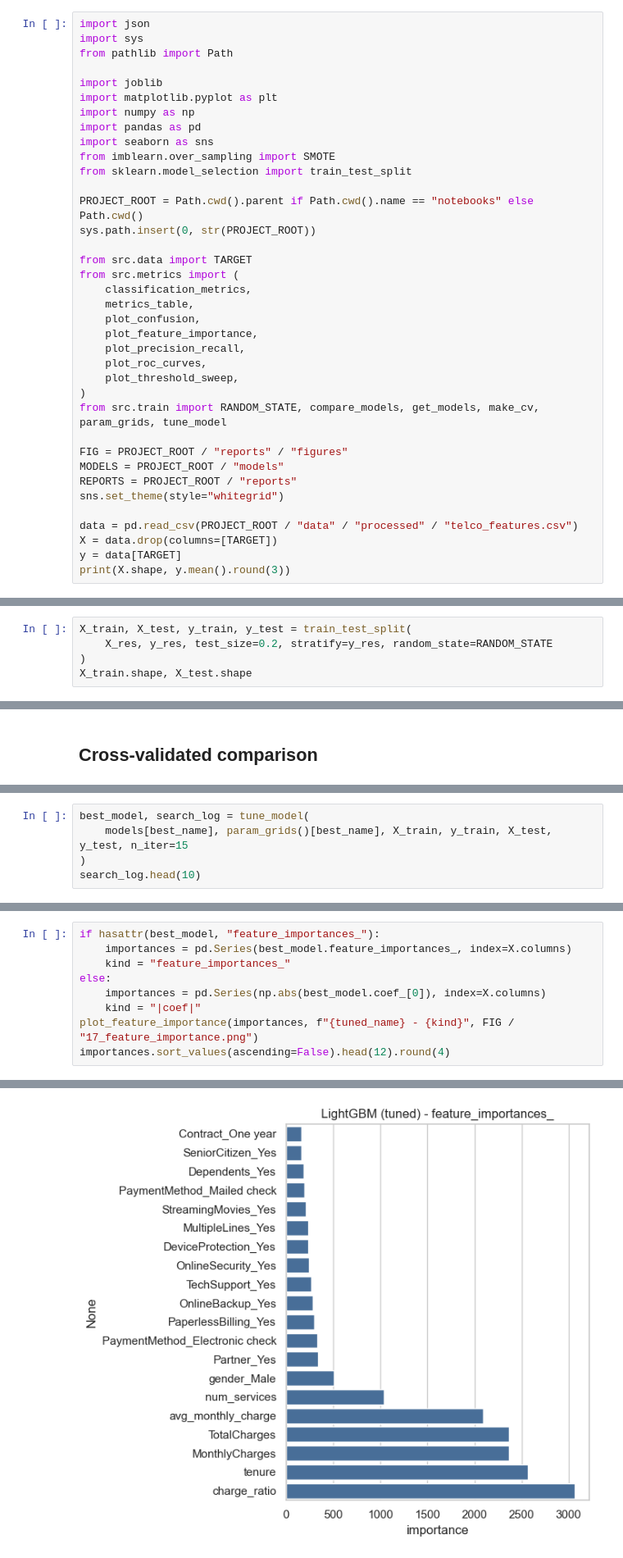
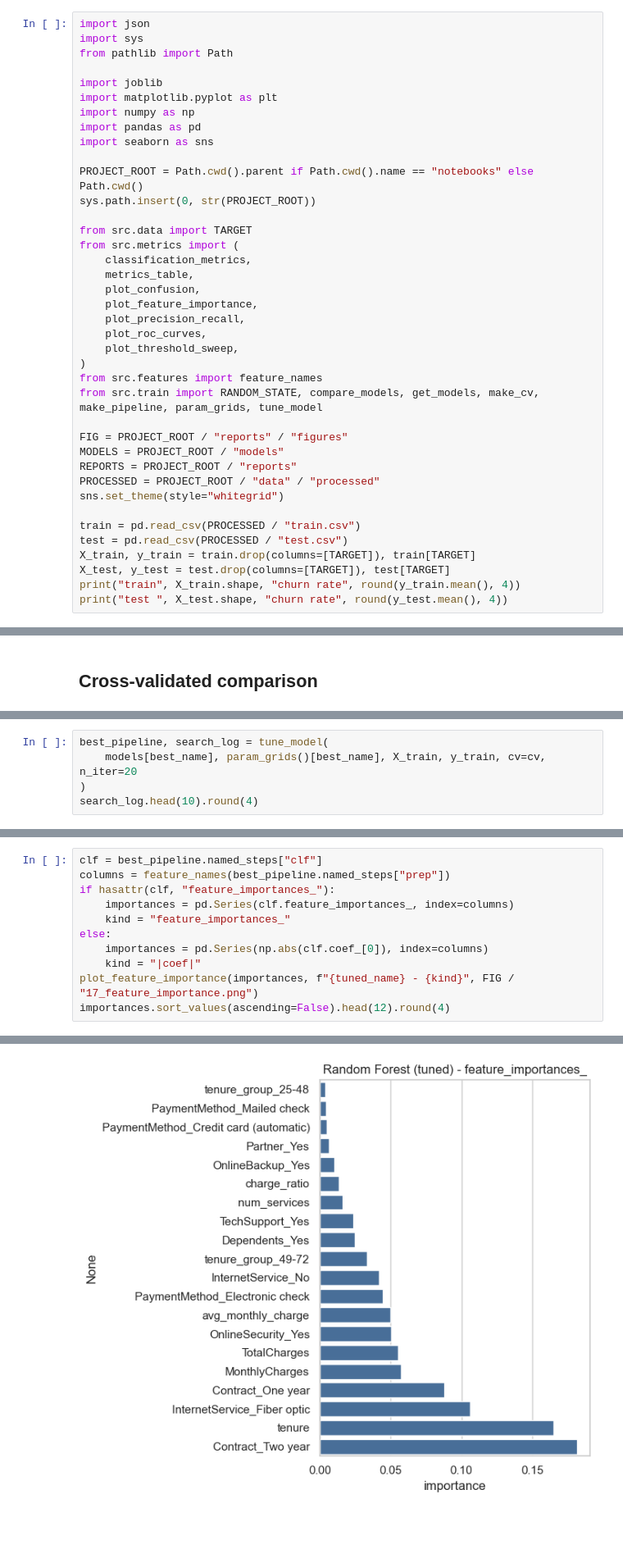
Before and after one commit to Sandykrish/telco-churn-prediction, a Jupyter notebook: notebooks/04_modelling.ipynb, the cells around one changed output, grey strips where cells are left out. Shown at 82% size. Saved outputs shown, nothing was run; the diff lists cells and outputs as text; blank space fills up the shorter version.

```diff
--- a/notebooks/04_modelling.ipynb
+++ b/notebooks/04_modelling.ipynb
@@ -18,8 +19,6 @@ import matplotlib.pyplot as plt
 import numpy as np
 import pandas as pd
 import seaborn as sns
-from imblearn.over_sampling import SMOTE
-from sklearn.model_selection import train_test_split
 
 PROJECT_ROOT = Path.cwd().parent if Path.cwd().name == "notebooks" else Path.cwd()
 sys.path.insert(0, str(PROJECT_ROOT))
@@ -34,15 +33,19 @@ from src.metrics import (
     plot_roc_curves,
     plot_threshold_sweep,
 )
-from src.train import RANDOM_STATE, compare_models, get_models, make_cv, param_grids, tune_model
+from src.features import feature_names
+from src.train import RANDOM_STATE, compare_models, get_models, make_cv, make_pipeline, param_grids, tune_model
 
 FIG = PROJECT_ROOT / "reports" / "figures"
 MODELS = PROJECT_ROOT / "models"
 REPORTS = PROJECT_ROOT / "reports"
+PROCESSED = PROJECT_ROOT / "data" / "processed"
 sns.set_theme(style="whitegrid")
 
-data = pd.read_csv(PROJECT_ROOT / "data" / "processed" / "telco_features.csv")
-X = data.drop(columns=[TARGET])
-y = data[TARGET]
-print(X.shape, y.mean().round(3))
+train = pd.read_csv(PROCESSED / "train.csv")
+test = pd.read_csv(PROCESSED / "test.csv")
+X_train, y_train = train.drop(columns=[TARGET]), train[TARGET]
+X_test, y_test = test.drop(columns=[TARGET]), test[TARGET]
+print("train", X_train.shape, "churn rate", round(y_train.mean(), 4))
+print("test ", X_test.shape, "churn rate", round(y_test.mean(), 4))
 # %% [output]
@@ -63,5 +53,0 @@ after : {0: 5174, 1: 5174}
-# %%
-X_train, X_test, y_train, y_test = train_test_split(
-    X_res, y_res, test_size=0.2, stratify=y_res, random_state=RANDOM_STATE
-)
-X_train.shape, X_test.shape
@@ -117,6 +128,6 @@ and scored on the held-out split; the best ROC-AUC wins.
 # %%
-best_model, search_log = tune_model(
-    models[best_name], param_grids()[best_name], X_train, y_train, X_test, y_test, n_iter=15
+best_pipeline, search_log = tune_model(
+    models[best_name], param_grids()[best_name], X_train, y_train, cv=cv, n_iter=20
 )
-search_log.head(10)
+search_log.head(10).round(4)
 # %% [output]
@@ -211,9 +236,11 @@ sweep.round(3)
 # %%
-if hasattr(best_model, "feature_importances_"):
-    importances = pd.Series(best_model.feature_importances_, index=X.columns)
+clf = best_pipeline.named_steps["clf"]
+columns = feature_names(best_pipeline.named_steps["prep"])
+if hasattr(clf, "feature_importances_"):
+    importances = pd.Series(clf.feature_importances_, index=columns)
     kind = "feature_importances_"
 else:
-    importances = pd.Series(np.abs(best_model.coef_[0]), index=X.columns)
+    importances = pd.Series(np.abs(clf.coef_[0]), index=columns)
     kind = "|coef|"
 plot_feature_importance(importances, f"{tuned_name} - {kind}", FIG / "17_feature_importance.png")
 importances.sort_values(ascending=False).head(12).round(4)
@@ -234 +261 @@ dtype: int32
-[figure, old version]
+[figure, new version]
```
Also changed, not shown: parts of 29 cells of this notebook, 11 other files.
